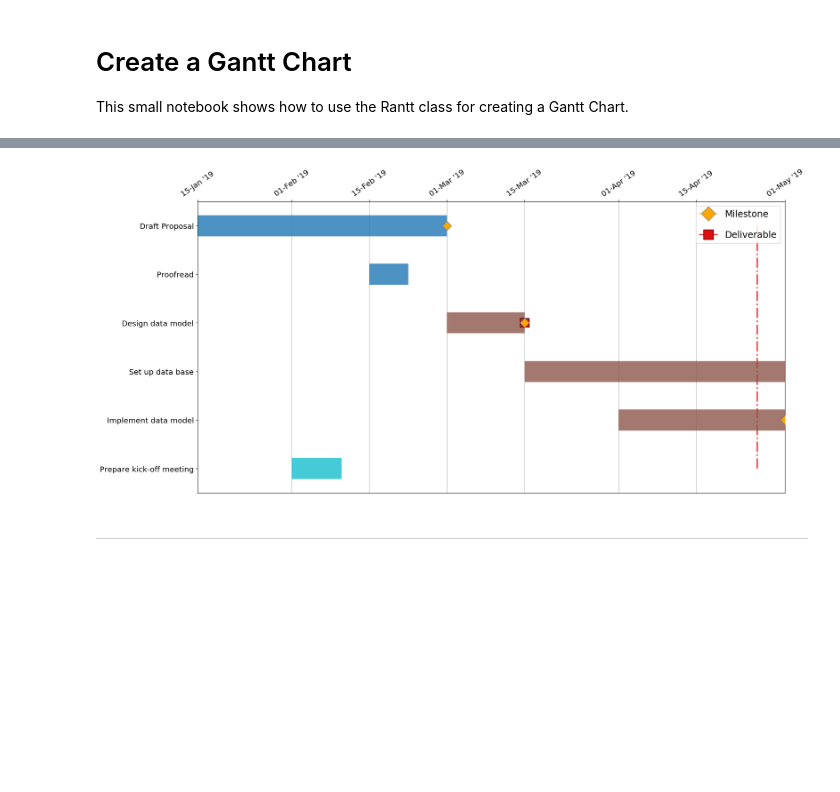
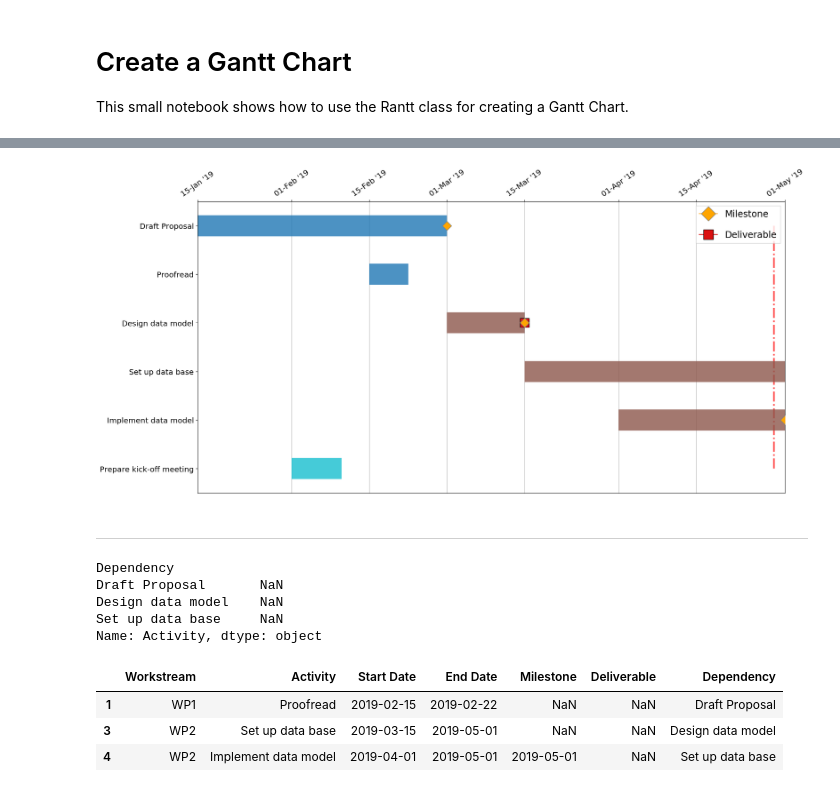
Before and after one commit to Japhiolite/Rantt, a Jupyter notebook: notebooks/Create_a_Gantt_Chart_example.ipynb, the cells around one changed output, grey strips where cells are left out. Drawn from its saved outputs; the diff is of its cells as text; code cells hidden in the pictures; blank space fills up the shorter version.

Commit message:
start on dependency work

```diff
--- a/notebooks/Create_a_Gantt_Chart_example.ipynb
+++ b/notebooks/Create_a_Gantt_Chart_example.ipynb
@@ -23,0 +24,2 @@ inp.showCSV()
+# %%
+inp.addDependencies()
@@ -24,9 +34,9 @@ inp.showCSV()
 # %%
 %matplotlib inline
 # Plot the Gantt Chart
 inp.preparePlot()
-inp.save('../imgs/gantt_chart.png')
+#inp.save('../imgs/gantt_chart.png')
 # %% [output]
-[figure, old version]
+[figure, new version]
 # %% [markdown]
 ------------------------------------------------
@@ -32,0 +50,15 @@ inp.save('../imgs/gantt_chart.png')
+# %%
+dd.Activity[xx]
+# %% [output]
+Dependency
+Draft Proposal       NaN
+Design data model    NaN
+Set up data base     NaN
+Name: Activity, dtype: object
+# %%
+dd.query("Dependency in Activity")
+# %% [output]
+|  | Workstream | Activity | Start Date | End Date | Milestone | Deliverable | Dependency |
+| 1 | WP1 | Proofread | 2019-02-15 | 2019-02-22 | NaN | NaN | Draft Proposal |
+| 3 | WP2 | Set up data base | 2019-03-15 | 2019-05-01 | NaN | NaN | Design data model |
+| 4 | WP2 | Implement data model | 2019-04-01 | 2019-05-01 | 2019-05-01 | NaN | Set up data base |
```
Also changed, not shown: parts of 5 cells of this notebook, 2 other files.
